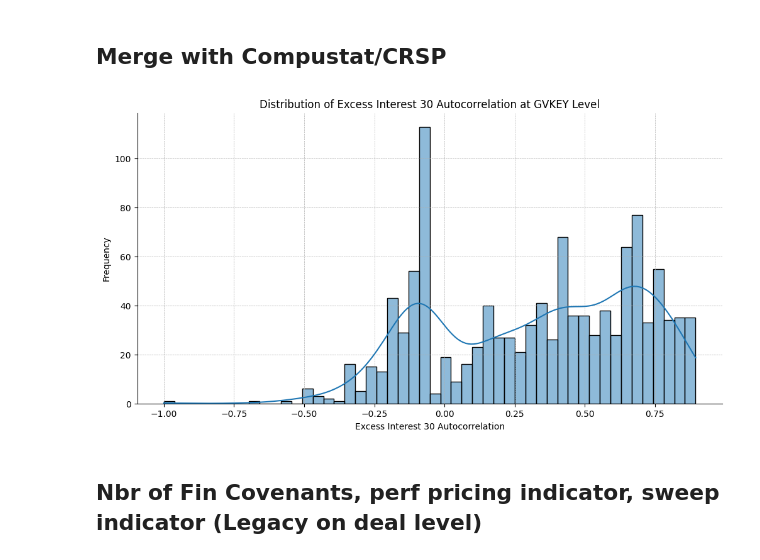
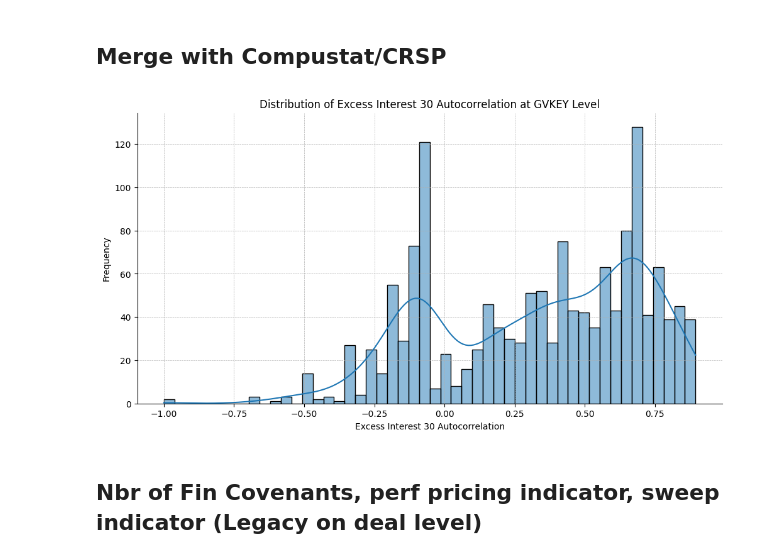
Before and after one commit to zirui-song/interest-deductibility-and-debt-contracting, a Jupyter notebook: Dealscan_Analysis.ipynb, the cells around one changed output. Saved outputs shown, nothing was run; the diff lists cells and outputs as text; code cells hidden in the pictures.

Commit message:
Update Extended Sample till 2024
1. Also update results on descriptive figures
2. Regressions extended to 2024

```diff
--- a/Dealscan_Analysis.ipynb
+++ b/Dealscan_Analysis.ipynb
@@ -499,48 +519,41 @@ plt.savefig(os.path.join(overleaf_dir, 'Figures/ds_count_revolver.png'))
+# %%
+dealscan_compustat_link = pd.read_excel('../3. Data/Raw/Dealscan-Compustat_Linking_Database012024.xlsx', sheet_name = 'links')
+
+dealscan_merged_till2020 = dealscan_new_old_merged.merge(dealscan_compustat_link, on='facilityid', how='inner')
+
+dealscan_compustat_link_2020onward = pd.read_csv('../3. Data/Raw/DS_linktable_extension_update.csv')
+
+dealscan_merged_2020onward = dealscan_data.merge(dealscan_compustat_link_2020onward, on='lpc_deal_id', how='inner')
+
+# Add a column to indicate the source
+dealscan_merged_till2020['source'] = 'till2020'
+dealscan_merged_2020onward['source'] = '2020onward'
+
+dealscan_merged = pd.concat([dealscan_merged_till2020, dealscan_merged_2020onward], ignore_index=True)
 # %%
-dealscan_new_legacy_link = pd.read_excel('../3. Data/Raw/WRDS_to_LoanConnector_IDs.xlsx')
-
-# Rename columns to lpc_deal_id, packageid, lpc_tranche_id, facilityid
-dealscan_new_legacy_link.columns = ['lpc_deal_id', 'packageid', 'lpc_tranche_id', 'facilityid']
-
-# Identify duplicates in the combination of 'lpc_deal_id' and 'lpc_tranche_id'
-dealscan_new_legacy_link['dup'] = dealscan_new_legacy_link.duplicated(subset=['lpc_deal_id', 'lpc_tranche_id'], keep=False).astype(int)
-
-# Drop rows where duplicates exist (i.e., 'dup' != 0)
-dealscan_new_legacy_link = dealscan_new_legacy_link[dealscan_new_legacy_link['dup'] == 0]
-
-# Drop the 'dup' column (no longer needed)
-dealscan_new_legacy_link = dealscan_new_legacy_link.drop(columns=['dup'])
-
-# merge with dealscan_data on lpc_deal_id and lpc_tranche_id
-dealscan_new_old_merged = dealscan_data.merge(dealscan_new_legacy_link, on=['lpc_deal_id', 'lpc_tranche_id'], how='inner')
-
-dealscan_compustat_link = pd.read_excel('../3. Data/Raw/Dealscan-Compustat_Linking_Database012024.xlsx', sheet_name = 'links')
-
-dealscan_merged = dealscan_new_old_merged.merge(dealscan_compustat_link, on='facilityid', how='inner')
-
 # merge gvkey with compustat annual data for now
 dealscan_merged['fyear'] = dealscan_merged['year'] - 1 # use the previous fiscal year financials
 
 dealscan_comp_crspa_merged = dealscan_merged.merge(comp_crspa_merged, on=['gvkey', 'fyear'], how='inner')
 # calculate the interest coverage ratio
 dealscan_comp_crspa_merged['interest_expense_by_ebitda'] = dealscan_comp_crspa_merged['xint'] / dealscan_comp_crspa_merged['ebitda']
 # describe the interest coverage ratio
 dealscan_comp_crspa_merged['interest_expense_by_ebitda'].describe()
 
 # Collapse data down to gvkey level and get excess_30_autocorr
 gvkey_level_data = dealscan_comp_crspa_merged.groupby('gvkey')['excess_interest_30_autocorr'].mean().reset_index()
 
 # Plot the results
 plt.figure(figsize=(12, 6))
 sns.histplot(gvkey_level_data['excess_interest_30_autocorr'].dropna(), bins=50, kde=True)
 plt.xlabel('Excess Interest 30 Autocorrelation')
 plt.ylabel('Frequency')
 plt.title('Distribution of Excess Interest 30 Autocorrelation at GVKEY Level')
 plt.grid(True, linestyle='--', linewidth=0.5)
 sns.despine()
 plt.show()
 # %% [output]
-[figure, old version]
+[figure, new version]
 # %% [markdown]
 ## Nbr of Fin Covenants, perf pricing indicator, sweep indicator (Legacy on deal level)
 # %%
```
Also changed, not shown: parts of 14 cells of this notebook, 4 other files.
